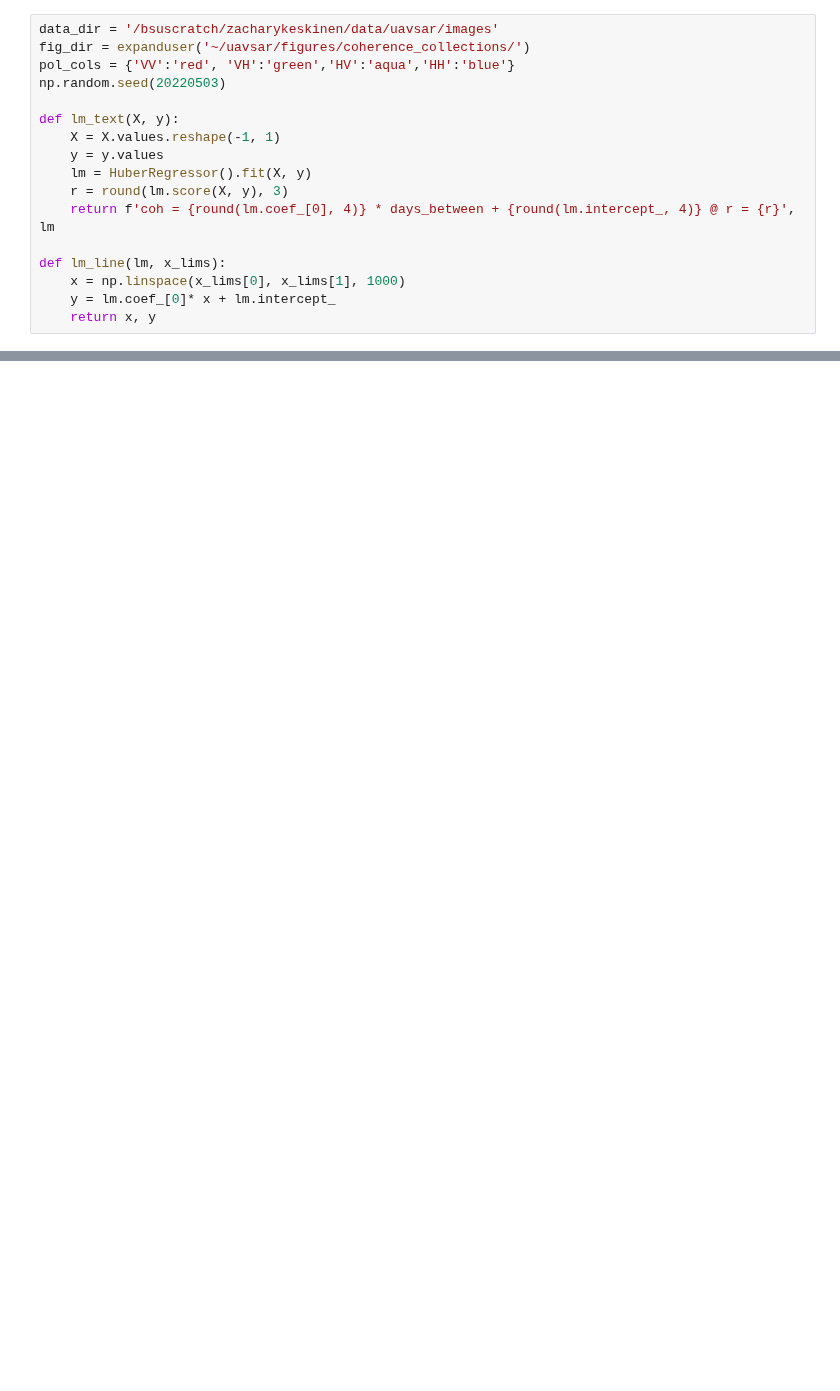
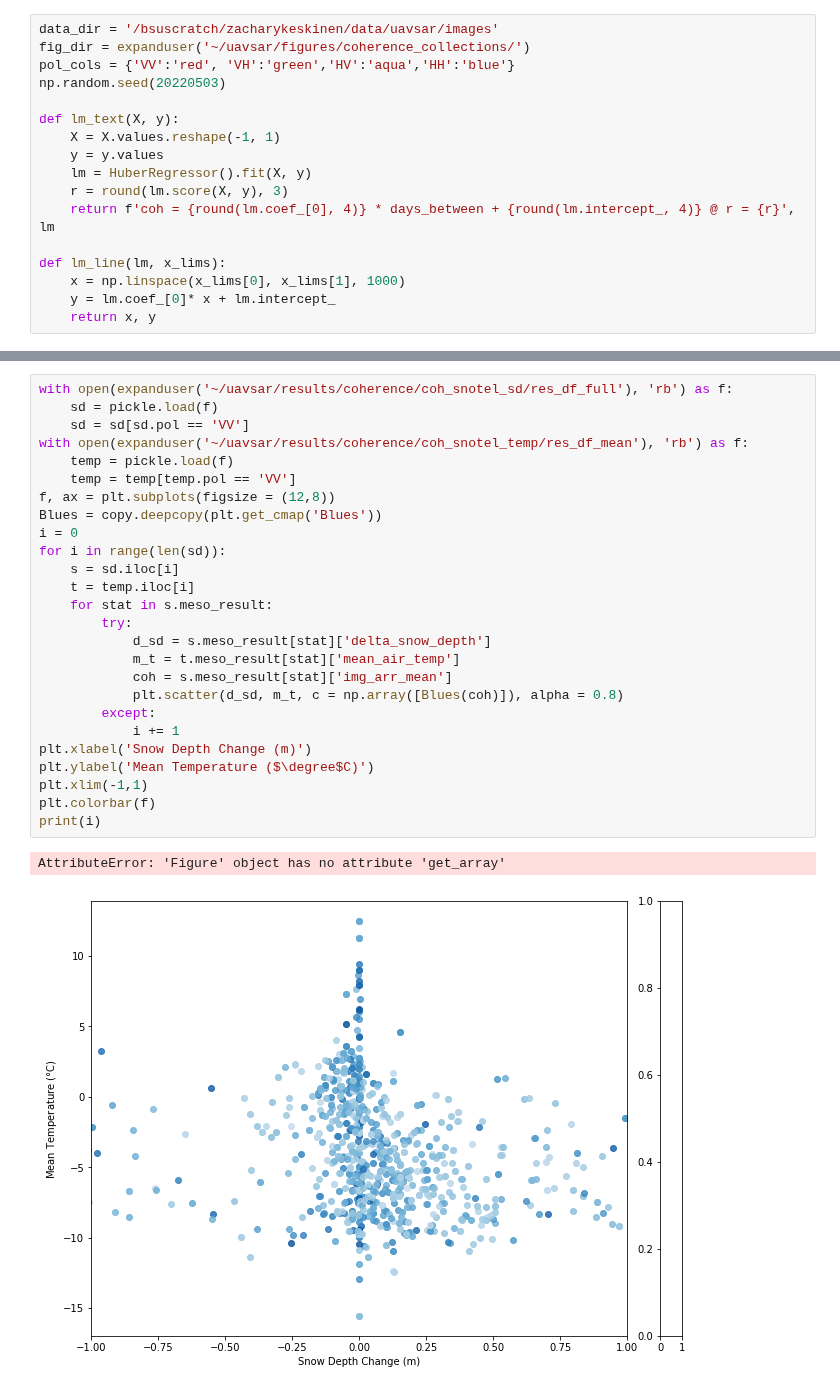
Before and after one commit to ZachHoppinen/uavsar, a Jupyter notebook: src/coherence/coherence_visualization.ipynb, the cells around one changed output, grey strips where cells are left out. Drawn from its saved outputs; the diff is of its cells as text; blank space fills up the shorter version.

```diff
--- a/src/coherence/coherence_visualization.ipynb
+++ b/src/coherence/coherence_visualization.ipynb
@@ -171,0 +177,29 @@ plt.show()
+# %%
+with open(expanduser('~/uavsar/results/coherence/coh_snotel_sd/res_df_full'), 'rb') as f:
+    sd = pickle.load(f)
+    sd = sd[sd.pol == 'VV']
+with open(expanduser('~/uavsar/results/coherence/coh_snotel_temp/res_df_mean'), 'rb') as f:
+    temp = pickle.load(f)
+    temp = temp[temp.pol == 'VV']
+f, ax = plt.subplots(figsize = (12,8))
+Blues = copy.deepcopy(plt.get_cmap('Blues'))
+i = 0
+for i in range(len(sd)):
+    s = sd.iloc[i]
+    t = temp.iloc[i]
+    for stat in s.meso_result:
+        try:
+            d_sd = s.meso_result[stat]['delta_snow_depth']
+            m_t = t.meso_result[stat]['mean_air_temp']
+            coh = s.meso_result[stat]['img_arr_mean']
+            plt.scatter(d_sd, m_t, c = np.array([Blues(coh)]), alpha = 0.8)
+        except:
+            i += 1
+plt.xlabel('Snow Depth Change (m)')
+plt.ylabel('Mean Temperature ($\degree$C)')
+plt.xlim(-1,1)
+plt.colorbar(f)
+print(i)
+# %% [output]
+AttributeError: 'Figure' object has no attribute 'get_array'
+[figure, added]
```
Also changed, not shown: parts of 7 cells of this notebook, 15 other files.
